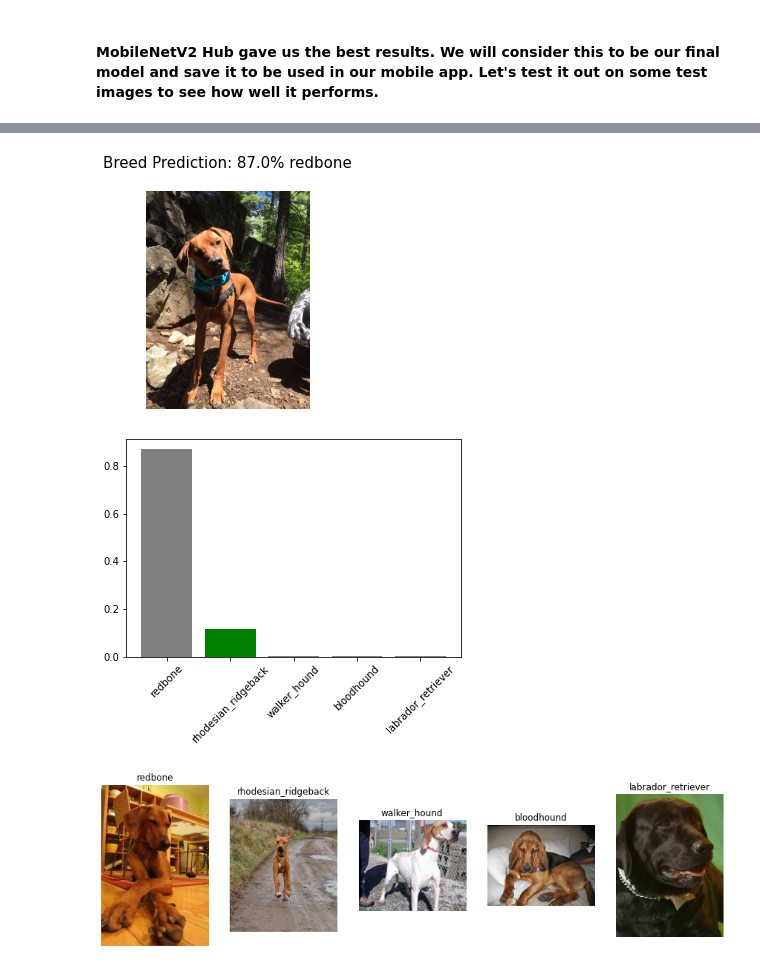
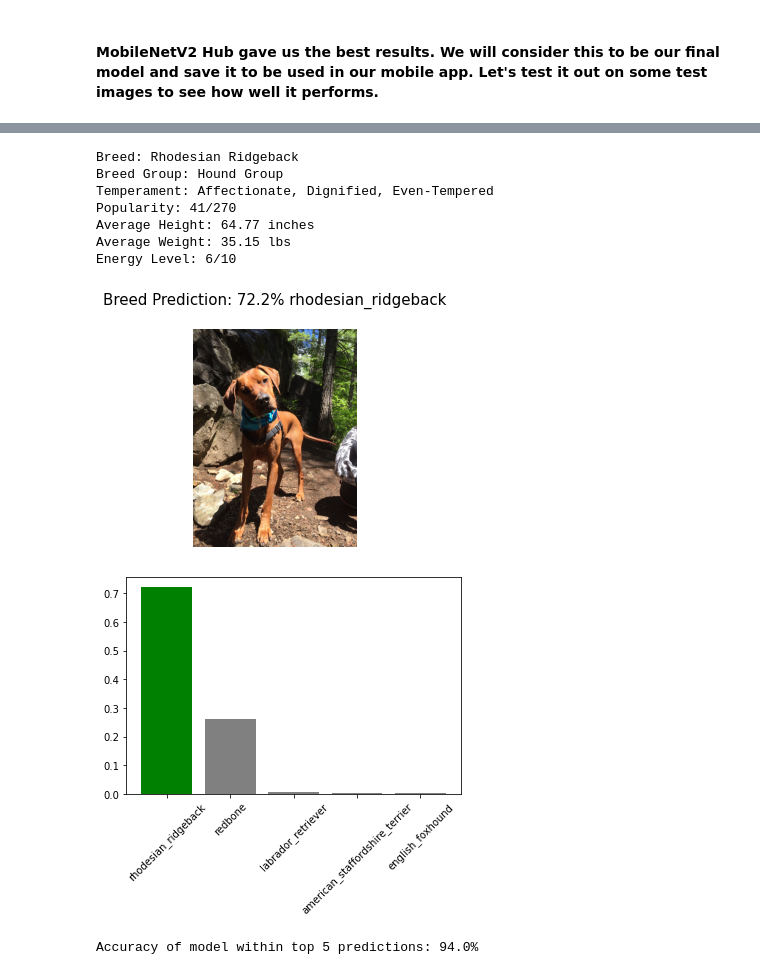
Before and after one commit to hannah-schurman/dog-breed-identification, a Jupyter notebook: dog_breed_classifier.ipynb, the cells around one changed output, grey strips where cells are left out. Drawn from its saved outputs; the diff is of its cells as text; code cells hidden in the pictures.

```diff
--- a/dog_breed_classifier.ipynb
+++ b/dog_breed_classifier.ipynb
@@ -64,3 +105,6 @@ train_dir = 'data/dog-breed-identification/train/'
 # %%
 # add directory path and .jpg to each image name in dataframe  to make readable
 breed_df['id'] = train_dir+breed_df['id']+'.jpg'
+# %%
+# read in AKC breed dataset for later evaluation
+akc_breeds = pd.read_csv('data/akc_breeds_final.csv')
@@ -500,3 +572,23 @@ KeyError: 'acc'
+# %%
+# create a function that will print out breed traits
+def get_temperament(prediction):
+    breed_name = prediction.replace('_', ' ').title()
+
+    breed = akc_breeds[akc_breeds['Breed'] == prediction]
+    temp = breed['temperament'].values[0]
+    pop = breed['popularity'].values[0]
+    avg_height = (breed['min_height'].values[0] + breed['max_height'].values[0]) / 2
+    avg_weight = (breed['min_weight'].values[0] + breed['max_weight'].values[0]) / 2
+    energy = breed['energy_level_value'].values[0]*10
+    group = breed['group'].values[0]
+
+    print(f"Breed: {breed_name}")
+    print(f"Breed Group: {group}")
+    print(f"Temperament: {temp}")
+    print(f"Popularity: {pop}/270")
+    print(f"Average Height: {round(avg_height, 2)} inches")
+    print(f"Average Weight: {round(avg_weight, 2)} lbs")
+    print(f"Energy Level: {int(energy)}/10")
 # %%
 # create a function that processes an input image into usable format for prediction
 def predict_input(image_path, model, label='None'):
@@ -538,21 +630,30 @@ def predict_input(image_path, model, label='None'):
 
 
    # get the top 10 dog breeds for visualization
-    fig, ax = plt.subplots(ncols=5, nrows=1, figsize=(15, 5))
+#     fig, ax = plt.subplots(ncols=5, nrows=1, figsize=(15, 5))
 
-    for x in range(len(top_breeds)):
-        breed_img = breed_df[breed_df['breed'] == top_breeds[x][0]].iloc[0]
-        image = plt.imread(breed_img['id'])
-        ax[x].imshow(image)
-        ax[x].axis('off')
-        ax[x].set_title(top_breeds[x][0])
+#     for x in range(len(top_breeds)):
+#         breed_img = breed_df[breed_df['breed'] == top_breeds[x][0]].iloc[0]
+#         image = plt.imread(breed_img['id'])
+#         ax[x].imshow(image)
+#         ax[x].axis('off')
+#         ax[x].set_title(top_breeds[x][0])
+
+    # get breed info from AKC dataframe
+    get_temperament(breeds[predicted_class[0]])
 
 
     return predictions
 # %%
-test_dog = 'data/test_huck/IMG_4463.jpg'
-pred_dog = predict_input(test_dog, mobilenet_hub2, 'rhodesian_ridgeback')
+test_dog = 'data/test_dogs/IMG_4463.jpg'
+pred_dog = predict_input(test_dog, mobilenet_hub, 'rhodesian_ridgeback')
 # %% [output]
+Breed: Rhodesian Ridgeback
+Breed Group: Hound Group
+Temperament: Affectionate, Dignified, Even-Tempered
+Popularity: 41/270
+Average Height: 64.77 inches
+Average Weight: 35.15 lbs
+Energy Level: 6/10
-[figure, old version]
+[figure, new version]
-[figure, old version]
+[figure, new version]
-[figure, removed]
@@ -558,0 +682,6 @@ pred_dog = predict_input(test_dog, mobilenet_hub2, 'rhodesian_ridgeback')
+# %%
+top_accuracy = accuracy_within_5(mobilenet_hub, test_images, test_labels)
+
+print(f"Accuracy of model within top 5 predictions: {top_accuracy*100}%")
+# %% [output]
+Accuracy of model within top 5 predictions: 94.0%
```
Also changed, not shown: parts of 64 cells of this notebook, 53 other files.
